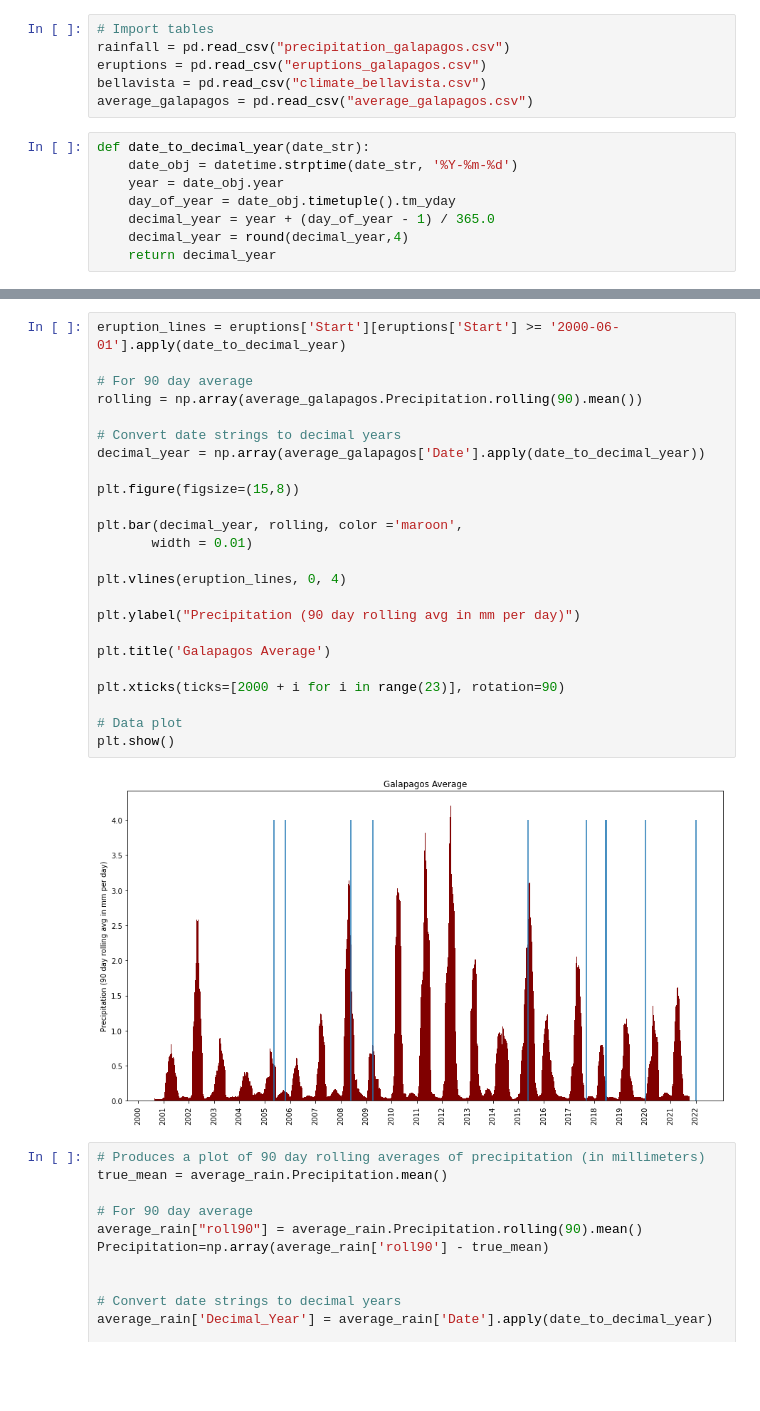
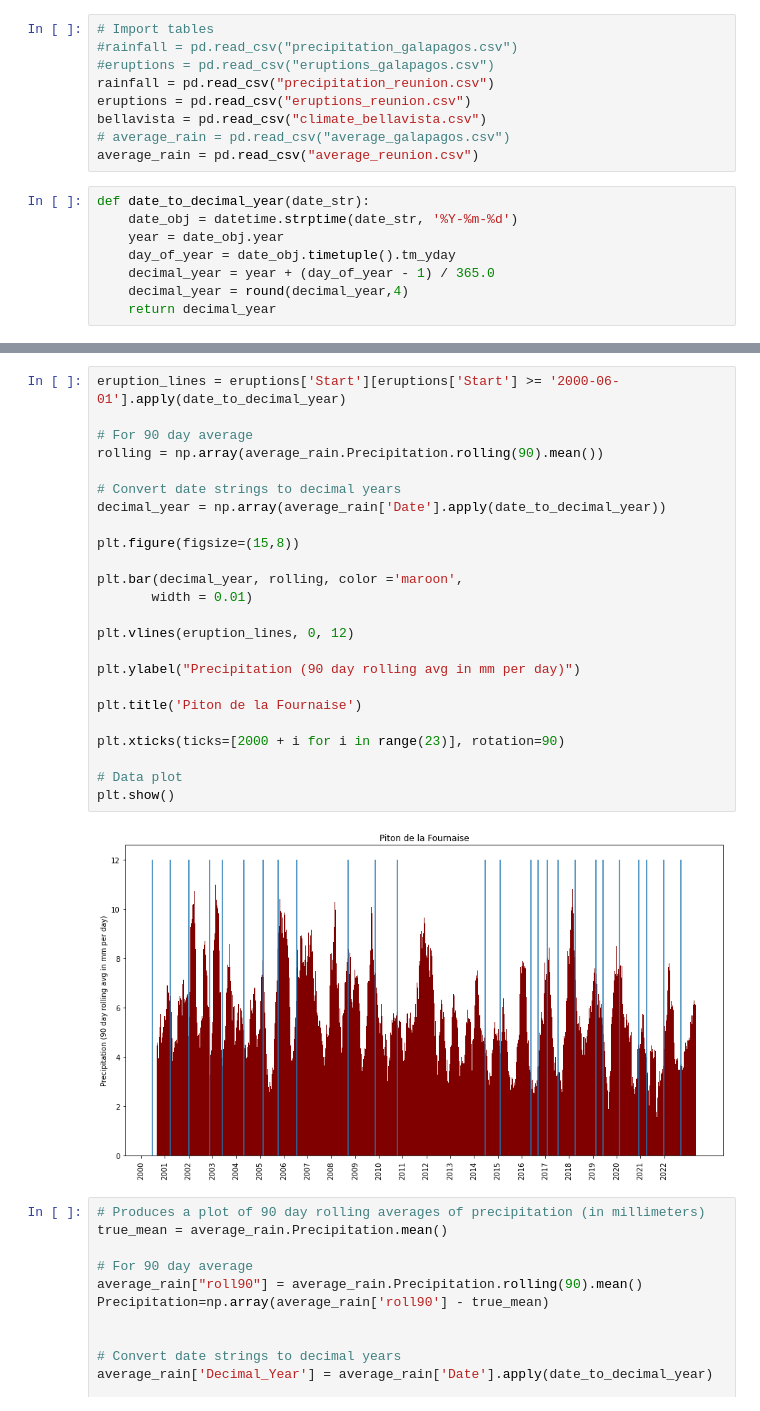
Before and after one commit to jonathan-quartin/um_volcano_project, a Jupyter notebook: galapagos.ipynb, the cells around one changed output, grey strips where cells are left out. Drawn from its saved outputs; the diff is of its cells as text; blank space fills up the shorter version.

```diff
--- a/galapagos.ipynb
+++ b/galapagos.ipynb
@@ -8,10 +8,13 @@ from datetime import datetime
 import random
 # %%
 # Import tables
-rainfall = pd.read_csv("precipitation_galapagos.csv")
-eruptions = pd.read_csv("eruptions_galapagos.csv")
+#rainfall = pd.read_csv("precipitation_galapagos.csv")
+#eruptions = pd.read_csv("eruptions_galapagos.csv")
+rainfall = pd.read_csv("precipitation_reunion.csv")
+eruptions = pd.read_csv("eruptions_reunion.csv")
 bellavista = pd.read_csv("climate_bellavista.csv")
-average_galapagos = pd.read_csv("average_galapagos.csv")
+# average_rain = pd.read_csv("average_galapagos.csv")
+average_rain = pd.read_csv("average_reunion.csv")
 # %%
 def date_to_decimal_year(date_str):
     date_obj = datetime.strptime(date_str, '%Y-%m-%d')
@@ -41,29 +44,29 @@ average_rain = pd.DataFrame(averages, columns = ['Date', 'Precipitation'])
 # %%
 eruption_lines = eruptions['Start'][eruptions['Start'] >= '2000-06-01'].apply(date_to_decimal_year)
 
 # For 90 day average
-rolling = np.array(average_galapagos.Precipitation.rolling(90).mean())
+rolling = np.array(average_rain.Precipitation.rolling(90).mean())
 
 # Convert date strings to decimal years
-decimal_year = np.array(average_galapagos['Date'].apply(date_to_decimal_year))
+decimal_year = np.array(average_rain['Date'].apply(date_to_decimal_year))
 
 plt.figure(figsize=(15,8))
 
 plt.bar(decimal_year, rolling, color ='maroon',
        width = 0.01)
 
-plt.vlines(eruption_lines, 0, 4)
+plt.vlines(eruption_lines, 0, 12)
 
 plt.ylabel("Precipitation (90 day rolling avg in mm per day)")
 
-plt.title('Galapagos Average')
+plt.title('Piton de la Fournaise')
 
 plt.xticks(ticks=[2000 + i for i in range(23)], rotation=90)
 
 # Data plot
 plt.show()
 # %% [output]
-[figure, old version]
+[figure, new version]
 # %%
 # Produces a plot of 90 day rolling averages of precipitation (in millimeters)
 true_mean = average_rain.Precipitation.mean()
```
Also changed, not shown: parts of 2 cells of this notebook, 19 other files.
